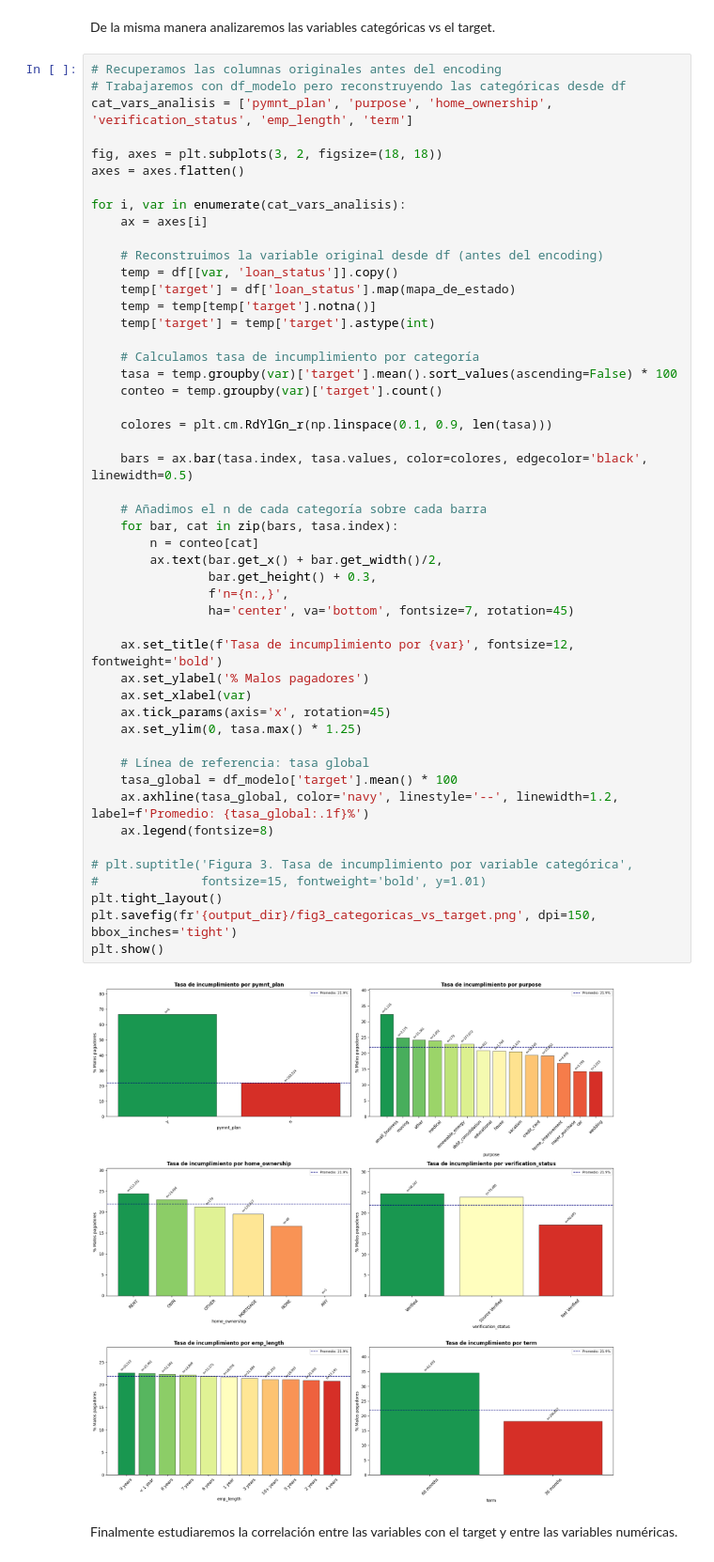
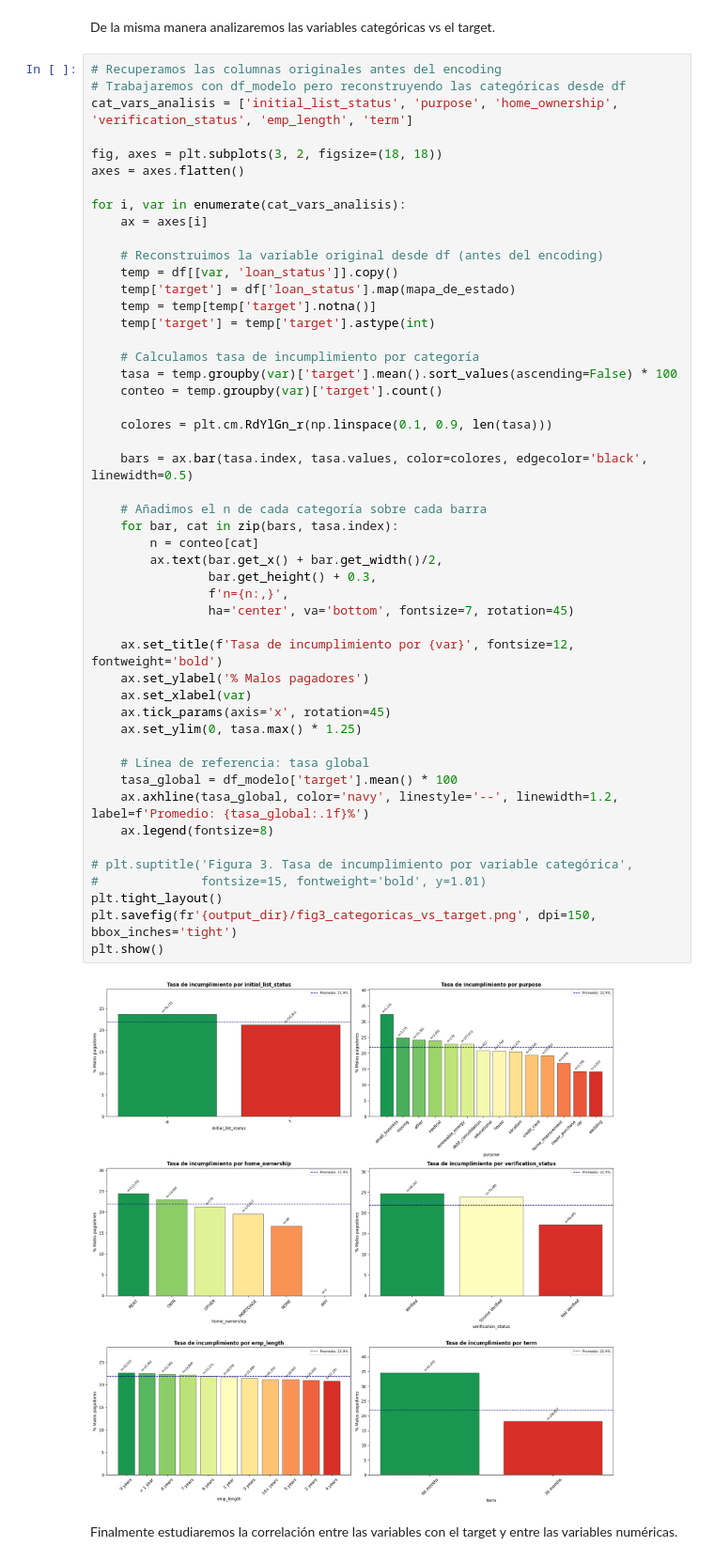
Before and after one commit to jihernandezc/rnaab_riesgo_crediticio, a Jupyter notebook: RAAB_T2_riesgo_crediticio.ipynb, the cells around one changed output. Shown at 94% size. Saved outputs shown, nothing was run; the diff lists cells and outputs as text.

```diff
--- a/RAAB_T2_riesgo_crediticio.ipynb
+++ b/RAAB_T2_riesgo_crediticio.ipynb
@@ -378,7 +380,7 @@ De la misma manera analizaremos las variables categóricas vs el target.
 # %%
 # Recuperamos las columnas originales antes del encoding
 # Trabajaremos con df_modelo pero reconstruyendo las categóricas desde df
-cat_vars_analisis = ['pymnt_plan', 'purpose', 'home_ownership', 'verification_status', 'emp_length', 'term']
+cat_vars_analisis = ['initial_list_status', 'purpose', 'home_ownership', 'verification_status', 'emp_length', 'term']
 
 fig, axes = plt.subplots(3, 2, figsize=(18, 18))
 axes = axes.flatten()
@@ -398,34 +400,34 @@ for i, var in enumerate(cat_vars_analisis):
 
     colores = plt.cm.RdYlGn_r(np.linspace(0.1, 0.9, len(tasa)))
 
     bars = ax.bar(tasa.index, tasa.values, color=colores, edgecolor='black', linewidth=0.5)
 
     # Añadimos el n de cada categoría sobre cada barra
     for bar, cat in zip(bars, tasa.index):
         n = conteo[cat]
         ax.text(bar.get_x() + bar.get_width()/2,
                 bar.get_height() + 0.3,
                 f'n={n:,}',
                 ha='center', va='bottom', fontsize=7, rotation=45)
 
     ax.set_title(f'Tasa de incumplimiento por {var}', fontsize=12, fontweight='bold')
     ax.set_ylabel('% Malos pagadores')
     ax.set_xlabel(var)
     ax.tick_params(axis='x', rotation=45)
     ax.set_ylim(0, tasa.max() * 1.25)
 
     # Línea de referencia: tasa global
     tasa_global = df_modelo['target'].mean() * 100
     ax.axhline(tasa_global, color='navy', linestyle='--', linewidth=1.2, label=f'Promedio: {tasa_global:.1f}%')
     ax.legend(fontsize=8)
 
 # plt.suptitle('Figura 3. Tasa de incumplimiento por variable categórica',
 #              fontsize=15, fontweight='bold', y=1.01)
 plt.tight_layout()
 plt.savefig(fr'{output_dir}/fig3_categoricas_vs_target.png', dpi=150, bbox_inches='tight')
 plt.show()
 # %% [output]
-[figure, old version]
+[figure, new version]
 # %% [markdown]
 Finalmente estudiaremos la correlación entre las variables con el target y entre las variables numéricas.
 # %%
```
Also changed, not shown: parts of 19 cells of this notebook.
